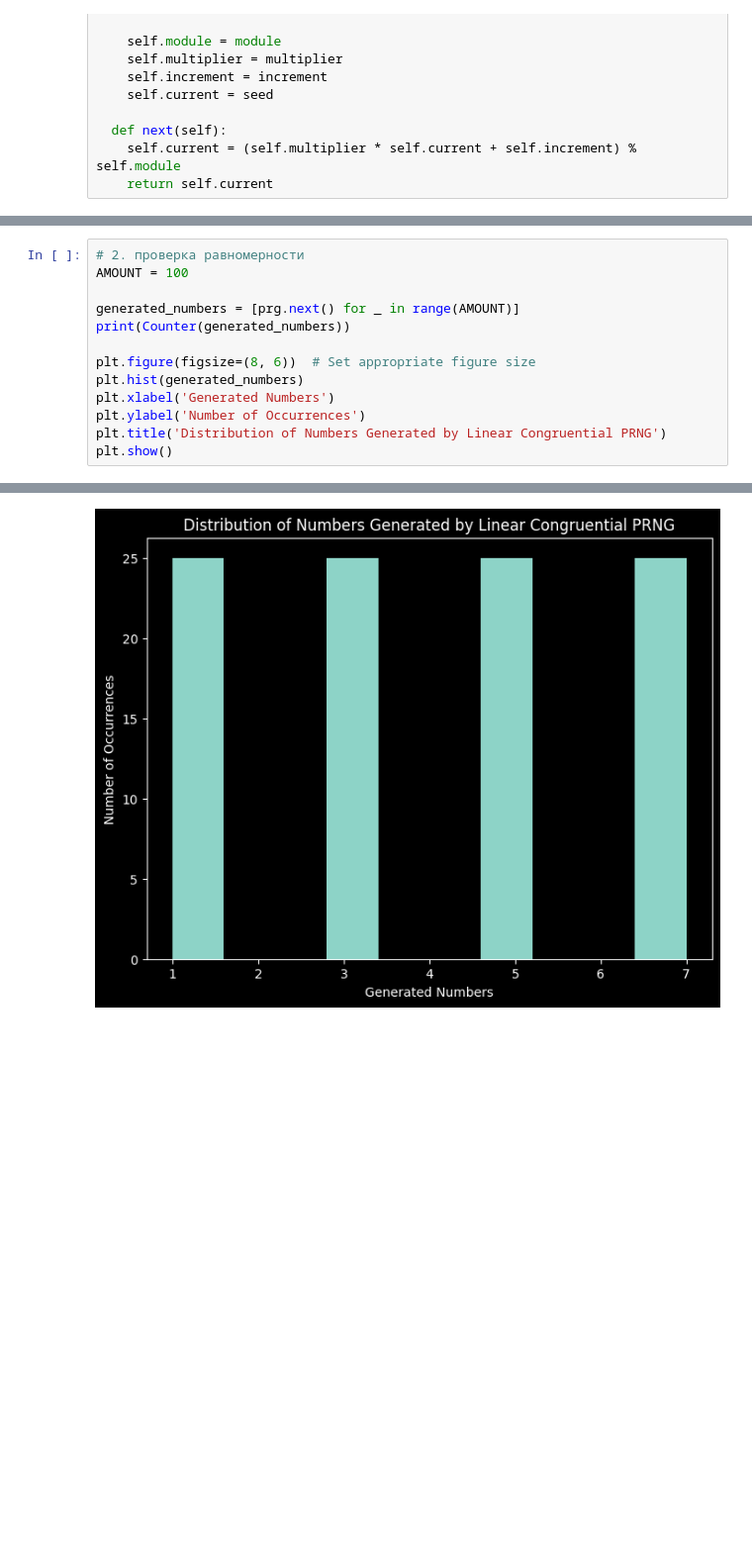
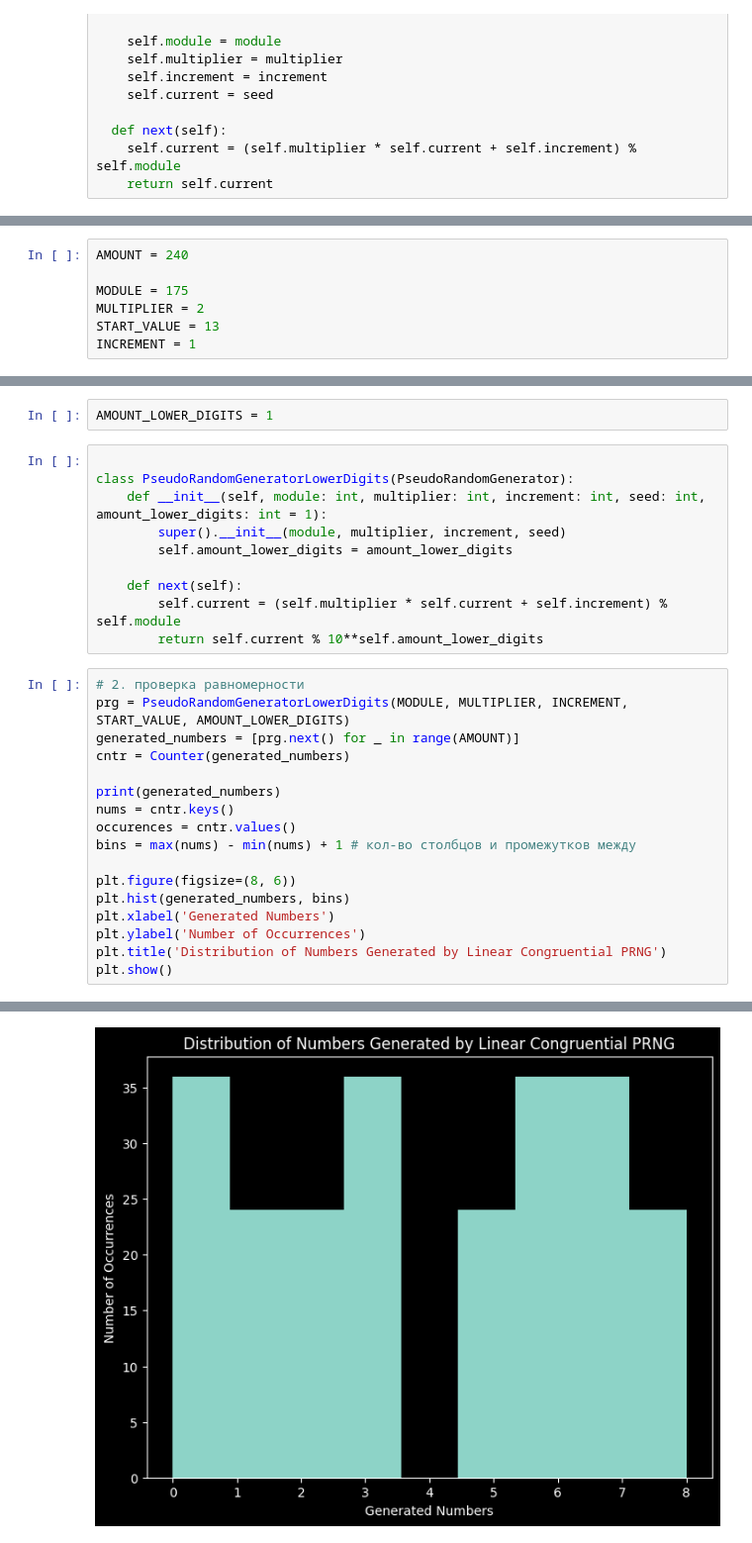
Before and after one commit to Eaeajj/master, a Jupyter notebook: 2-sem/hybrid_modeling/solutions/2-lab.ipynb, the cells around one changed output, grey strips where cells are left out. Shown: that part at 99% size. Drawn from its saved outputs; the diff is of its cells as text; blank space fills up the shorter version.

```diff
--- a/2-sem/hybrid_modeling/solutions/2-lab.ipynb
+++ b/2-sem/hybrid_modeling/solutions/2-lab.ipynb
@@ -40,0 +33,7 @@ prg = PseudoRandomGenerator(MODULE, MULTIPLIER, INCREMENT, START_VALUE)
+# %%
+AMOUNT = 240
+
+MODULE = 175
+MULTIPLIER = 2
+START_VALUE = 13
+INCREMENT = 1
@@ -41,12 +134,28 @@ prg = PseudoRandomGenerator(MODULE, MULTIPLIER, INCREMENT, START_VALUE)
+# %%
+AMOUNT_LOWER_DIGITS = 1
+# %%
+
+class PseudoRandomGeneratorLowerDigits(PseudoRandomGenerator):
+    def __init__(self, module: int, multiplier: int, increment: int, seed: int, amount_lower_digits: int = 1):
+        super().__init__(module, multiplier, increment, seed)
+        self.amount_lower_digits = amount_lower_digits
+
+    def next(self):
+        self.current = (self.multiplier * self.current + self.increment) % self.module
+        return self.current % 10**self.amount_lower_digits
 # %%
 # 2. проверка равномерности
-AMOUNT = 100
+prg = PseudoRandomGeneratorLowerDigits(MODULE, MULTIPLIER, INCREMENT, START_VALUE, AMOUNT_LOWER_DIGITS)
+generated_numbers = [prg.next() for _ in range(AMOUNT)]
+cntr = Counter(generated_numbers)
 
-generated_numbers = [prg.next() for _ in range(AMOUNT)]
-print(Counter(generated_numbers))
+print(generated_numbers)
+nums = cntr.keys()
+occurences = cntr.values()
+bins = max(nums) - min(nums) + 1 # кол-во столбцов и промежутков между
 
-plt.figure(figsize=(8, 6))  # Set appropriate figure size
-plt.hist(generated_numbers)
+plt.figure(figsize=(8, 6))
+plt.hist(generated_numbers, bins)
 plt.xlabel('Generated Numbers')
 plt.ylabel('Number of Occurrences')
 plt.title('Distribution of Numbers Generated by Linear Congruential PRNG')
@@ -56 +165 @@ Counter({3: 25, 7: 25, 5: 25, 1: 25})
-[figure, old version]
+[figure, new version]
```
Also changed, not shown: parts of 13 cells of this notebook.
